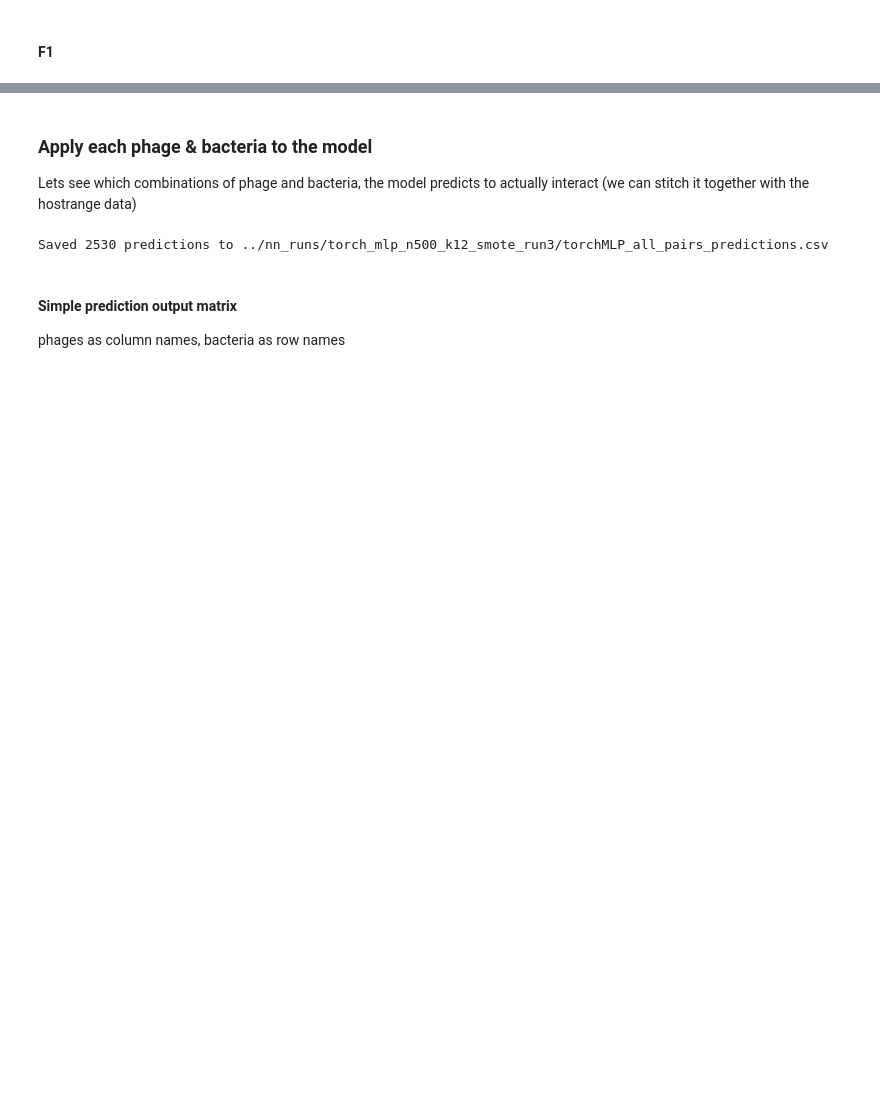
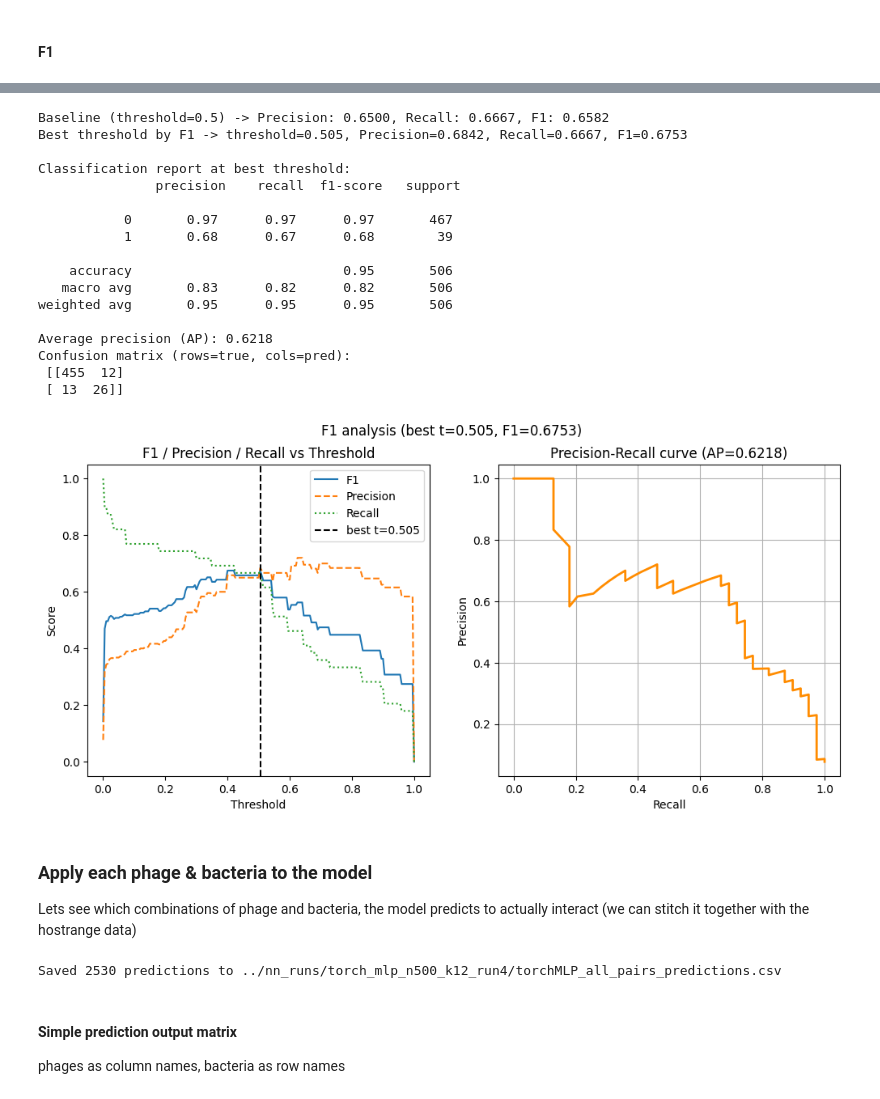
Before and after one commit to azzy72/PredictPhagePPI, a Jupyter notebook: notebooks/nn_torch_full.ipynb, the cells around one changed output, grey strips where cells are left out. Cells and saved outputs as stored; diff of their text form; code cells hidden in the pictures; blank space fills up the shorter version.

Commit message:
moved f1 to analysis.py

```diff
--- a/notebooks/nn_torch_full.ipynb
+++ b/notebooks/nn_torch_full.ipynb
@@ -72,7 +72,7 @@ path_to_nn_runs = "../nn_runs/"
 if smote_on:
     outdirname = f'torch_mlp_n{n}_k{k}_smote'
 else:
-    dirname = f'torch_mlp_n{n}_k{k}_smote'
+    outdirname = f'torch_mlp_n{n}_k{k}'
 
 outdir = path_to_nn_runs+outdirname+f'_run{run}/'
 
@@ -521,3 +434,29 @@ Confusion matrix (rows=true, cols=pred):
+# %%
+from analysis import f1_analysis
+
+probs = test_probs.flatten().cpu().numpy() if hasattr(test_probs, "cpu") else test_probs.flatten()
+y_true = y_test.flatten()  # already numpy
+
+f1_analysis(y_true, probs, outdir,  logfile)
+# %% [output]
+Baseline (threshold=0.5) -> Precision: 0.6500, Recall: 0.6667, F1: 0.6582
+Best threshold by F1 -> threshold=0.505, Precision=0.6842, Recall=0.6667, F1=0.6753
+
+Classification report at best threshold:
+               precision    recall  f1-score   support
+
+           0       0.97      0.97      0.97       467
+           1       0.68      0.67      0.68        39
+
+    accuracy                           0.95       506
+   macro avg       0.83      0.82      0.82       506
+weighted avg       0.95      0.95      0.95       506
+
+Average precision (AP): 0.6218
+Confusion matrix (rows=true, cols=pred):
+ [[455  12]
+ [ 13  26]]
+[figure, added]
 # %% [markdown]
 ### Apply each phage & bacteria to the model
 Lets see which combinations of phage and bacteria, the model predicts to actually interact (we can stitch it together with the hostrange data)
@@ -566,7 +505,7 @@ pred_df.to_csv(outpath, index=False)
 print(f"Saved {len(pred_df)} predictions to {outpath}")
 print(f'{datetime.now().strftime("[%Y-%m-%d %H:%M:%S] ")} Saved {len(pred_df)} predictions to {outpath}', file=logfile)
 # %% [output]
-Saved 2530 predictions to ../nn_runs/torch_mlp_n500_k12_smote_run3/torchMLP_all_pairs_predictions.csv
+Saved 2530 predictions to ../nn_runs/torch_mlp_n500_k12_run4/torchMLP_all_pairs_predictions.csv
 # %% [markdown]
 #### Simple prediction output matrix
 phages as column names, bacteria as row names
```
Also changed, not shown: parts of 7 cells of this notebook, 2 other files.
